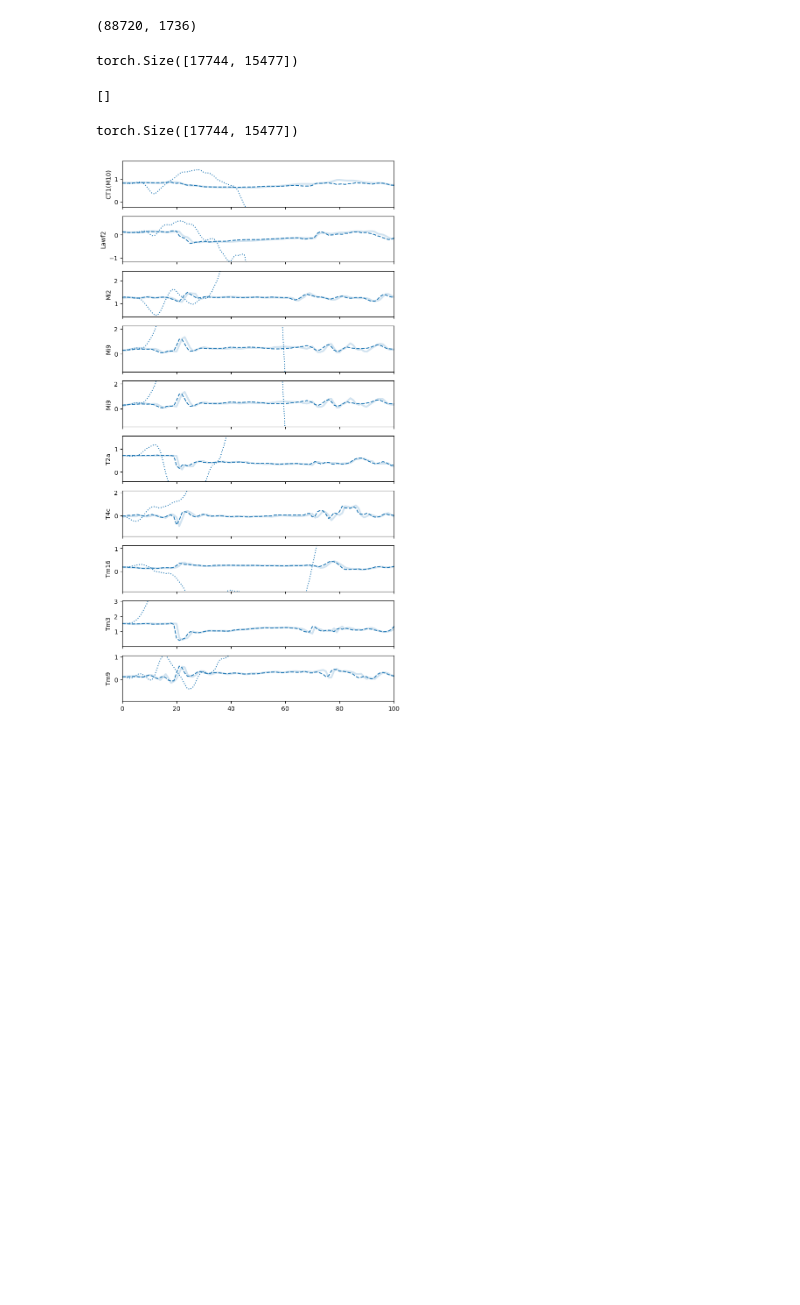
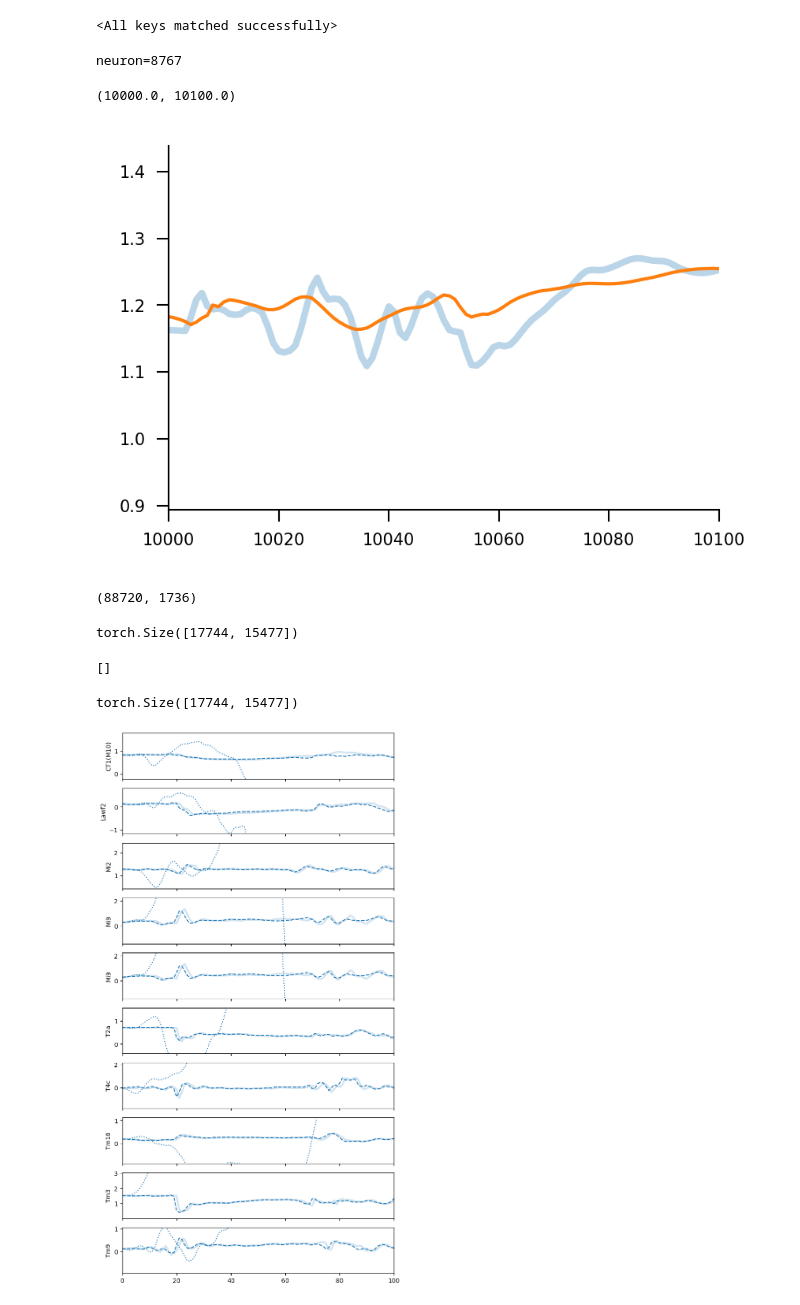
Before and after one commit to saalfeldlab/NeuralGraph, a Jupyter notebook: src/NeuralGraph/notebooks/latent_space.ipynb, the cells around one changed output. Drawn from its saved outputs; the diff is of its cells as text; code cells hidden in the pictures; blank space fills up the shorter version.

```diff
--- a/src/NeuralGraph/notebooks/latent_space.ipynb
+++ b/src/NeuralGraph/notebooks/latent_space.ipynb
@@ -102,0 +111,13 @@ x.shape
+# %%
+cfg = ModelParams(**yaml.safe_load(open(f"{best_run_dir}/config.yaml")))
+model = LatentModel(cfg).to(device)
+model.load_state_dict(torch.load(f"{best_run_dir}/model_final.pt", weights_only=False))
+# %% [output]
+<All keys matched successfully>
+# %%
+with torch.no_grad():
+    activity = torch.tensor(sim_results[FlyVisSim[cfg.training.column_to_model]], device=device)
+# %%
+split = cfg.training.data_split
+train_mat = activity[split.train_start:split.train_end]
+train_res = model(train_mat).detach().cpu().numpy()
@@ -103,3 +126,19 @@ x.shape
+# %%
+neuron = np.random.choice(13741)
+neuron=8767
+print(f"{neuron=}")
+v = train_mat[:, neuron].detach().cpu().numpy()
+vr = train_res[:, neuron]
+i = np.argmax(np.abs(np.diff(v)))
+
+plt.figure(figsize=(3, 2))
+plt.plot(v, lw=2, alpha=0.3)
+plt.plot(vr)
+plt.xlim(10000, 10100)
+# %% [output]
+neuron=8767
+(10000.0, 10100.0)
+[figure, added]
 # %%
 from scipy.ndimage import gaussian_filter1d
 
```
Also changed, not shown: parts of 16 cells of this notebook, 2 other files.
